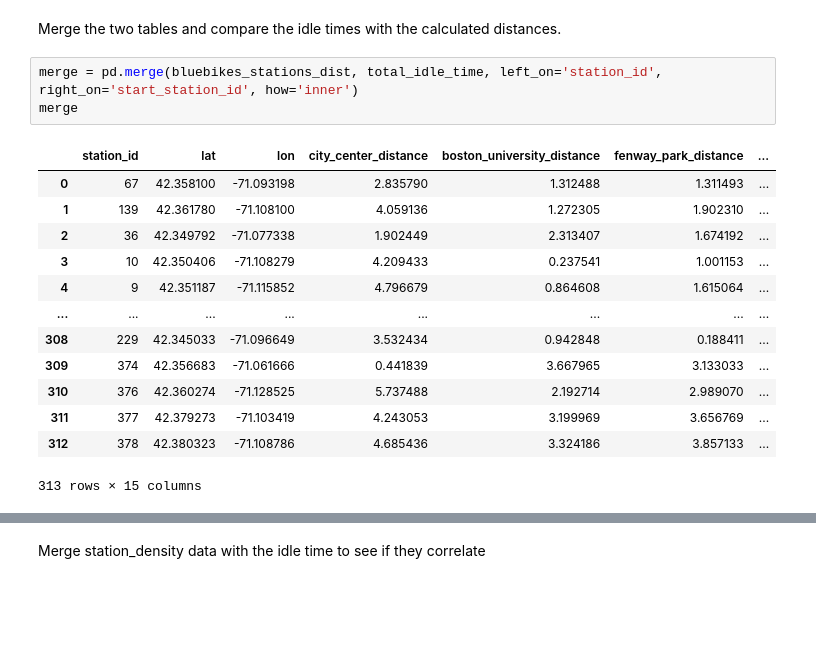
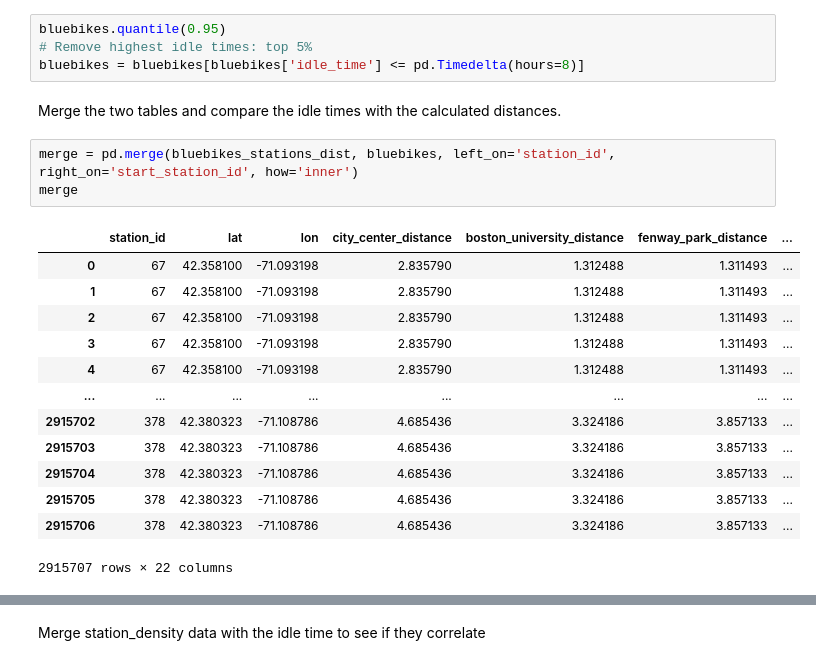
Before and after one commit to Oxford012/DDT, a Jupyter notebook: Laurin/Station_Location_Feature.ipynb, the cells around one changed output, grey strips where cells are left out. Drawn from its saved outputs; the diff is of its cells as text; blank space fills up the shorter version.

```diff
--- a/Laurin/Station_Location_Feature.ipynb
+++ b/Laurin/Station_Location_Feature.ipynb
@@ -163,22 +140,26 @@ Name: idle_time_hours, Length: 313, dtype: float64
+# %%
+bluebikes.quantile(0.95)
+# Remove highest idle times: top 5%
+bluebikes = bluebikes[bluebikes['idle_time'] <= pd.Timedelta(hours=8)]
 # %% [markdown]
 Merge the two tables and compare the idle times with the calculated distances.
 # %%
-merge = pd.merge(bluebikes_stations_dist, total_idle_time, left_on='station_id', right_on='start_station_id', how='inner')
+merge = pd.merge(bluebikes_stations_dist, bluebikes, left_on='station_id', right_on='start_station_id', how='inner')
 merge
 # %% [output]
 |  | station_id | lat | lon | city_center_distance | boston_university_distance | fenway_park_distance | ... |
 | 0 | 67 | 42.358100 | -71.093198 | 2.835790 | 1.312488 | 1.311493 | ... |
-| 1 | 139 | 42.361780 | -71.108100 | 4.059136 | 1.272305 | 1.902310 | ... |
-| 2 | 36 | 42.349792 | -71.077338 | 1.902449 | 2.313407 | 1.674192 | ... |
-| 3 | 10 | 42.350406 | -71.108279 | 4.209433 | 0.237541 | 1.001153 | ... |
-| 4 | 9 | 42.351187 | -71.115852 | 4.796679 | 0.864608 | 1.615064 | ... |
+| 1 | 67 | 42.358100 | -71.093198 | 2.835790 | 1.312488 | 1.311493 | ... |
+| 2 | 67 | 42.358100 | -71.093198 | 2.835790 | 1.312488 | 1.311493 | ... |
+| 3 | 67 | 42.358100 | -71.093198 | 2.835790 | 1.312488 | 1.311493 | ... |
+| 4 | 67 | 42.358100 | -71.093198 | 2.835790 | 1.312488 | 1.311493 | ... |
 | ... | ... | ... | ... | ... | ... | ... | ... |
-| 308 | 229 | 42.345033 | -71.096649 | 3.532434 | 0.942848 | 0.188411 | ... |
-| 309 | 374 | 42.356683 | -71.061666 | 0.441839 | 3.667965 | 3.133033 | ... |
-| 310 | 376 | 42.360274 | -71.128525 | 5.737488 | 2.192714 | 2.989070 | ... |
-| 311 | 377 | 42.379273 | -71.103419 | 4.243053 | 3.199969 | 3.656769 | ... |
-| 312 | 378 | 42.380323 | -71.108786 | 4.685436 | 3.324186 | 3.857133 | ... |
+| 2915702 | 378 | 42.380323 | -71.108786 | 4.685436 | 3.324186 | 3.857133 | ... |
+| 2915703 | 378 | 42.380323 | -71.108786 | 4.685436 | 3.324186 | 3.857133 | ... |
+| 2915704 | 378 | 42.380323 | -71.108786 | 4.685436 | 3.324186 | 3.857133 | ... |
+| 2915705 | 378 | 42.380323 | -71.108786 | 4.685436 | 3.324186 | 3.857133 | ... |
+| 2915706 | 378 | 42.380323 | -71.108786 | 4.685436 | 3.324186 | 3.857133 | ... |
-313 rows × 15 columns
+2915707 rows × 22 columns
 # %%
 merge.corr()
 # %% [output]
```
Also changed, not shown: parts of 7 cells of this notebook.
